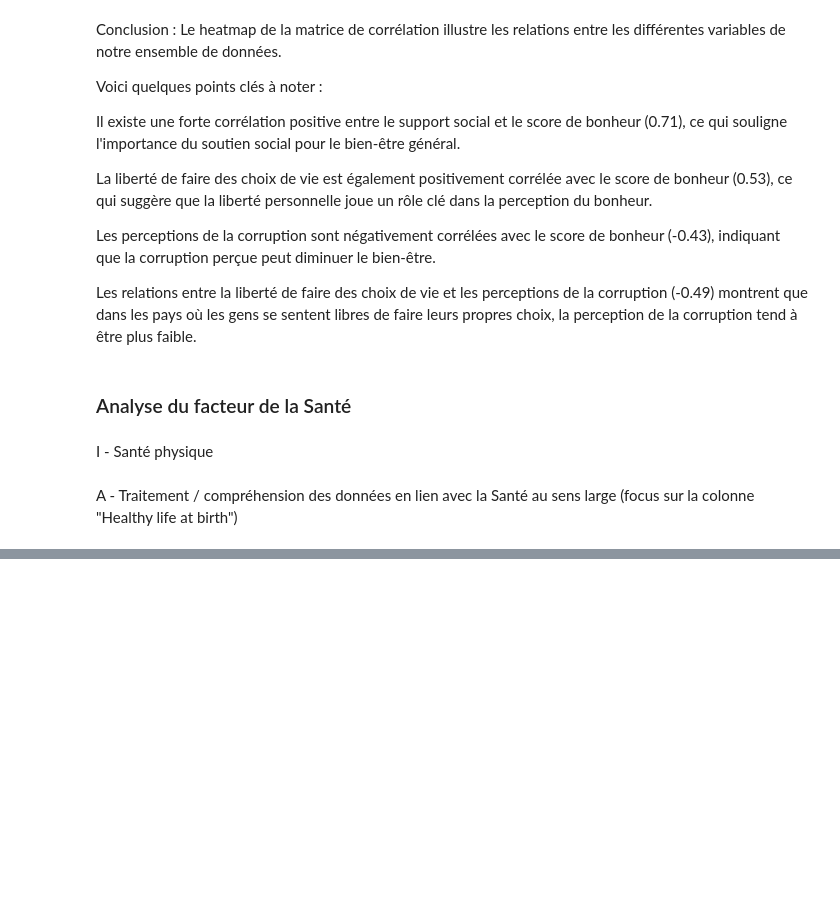
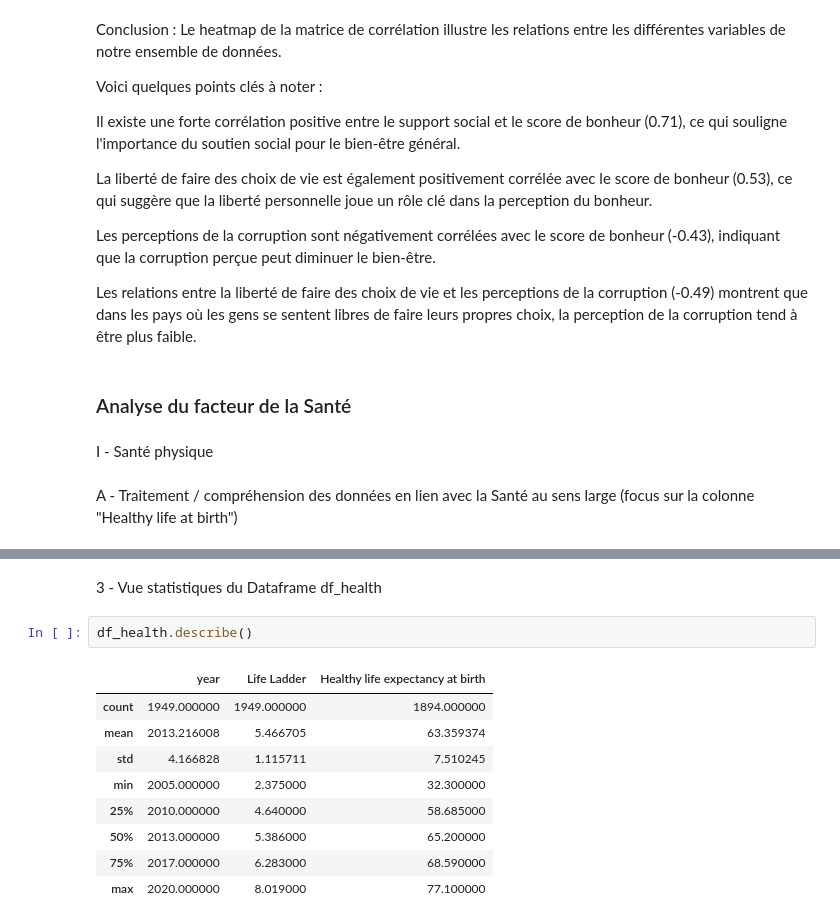
Before and after one commit to khelifaYacine/Analyse-du-rapport-du-bien--tre-sur-terre, a Jupyter notebook: EDA_LM-1.ipynb, the cells around one changed output, grey strips where cells are left out. Saved outputs shown, nothing was run; the diff lists cells and outputs as text; blank space fills up the shorter version.

Commit message:
describe

```diff
--- a/EDA_LM-1.ipynb
+++ b/EDA_LM-1.ipynb
@@ -717,0 +736,14 @@ A - Traitement / compréhension des données en lien avec la Santé au sens larg
+# %% [markdown]
+3 - Vue statistiques du Dataframe df_health
+# %%
+df_health.describe()
+# %% [output]
+|  | year | Life Ladder | Healthy life expectancy at birth |
+| count | 1949.000000 | 1949.000000 | 1894.000000 |
+| mean | 2013.216008 | 5.466705 | 63.359374 |
+| std | 4.166828 | 1.115711 | 7.510245 |
+| min | 2005.000000 | 2.375000 | 32.300000 |
+| 25% | 2010.000000 | 4.640000 | 58.685000 |
+| 50% | 2013.000000 | 5.386000 | 65.200000 |
+| 75% | 2017.000000 | 6.283000 | 68.590000 |
+| max | 2020.000000 | 8.019000 | 77.100000 |
```
Also changed, not shown: parts of 3 cells of this notebook.
